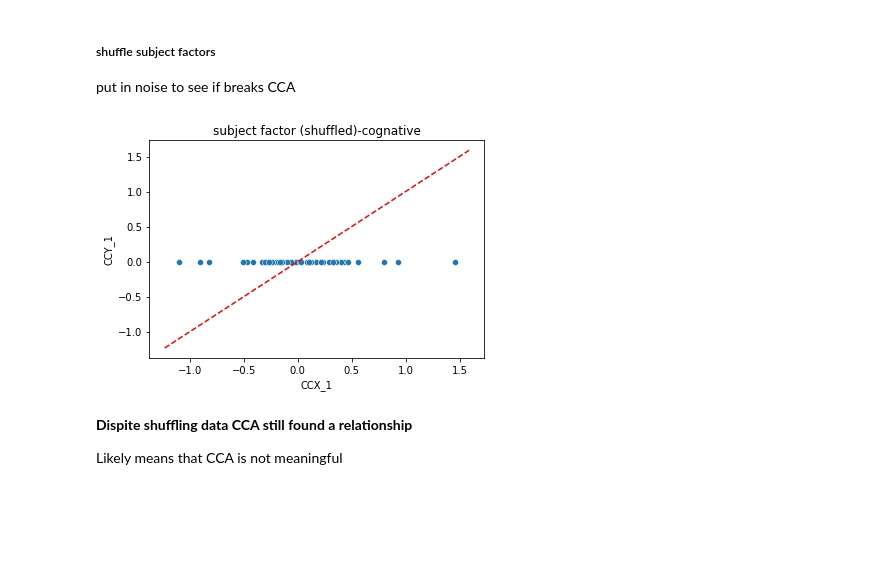
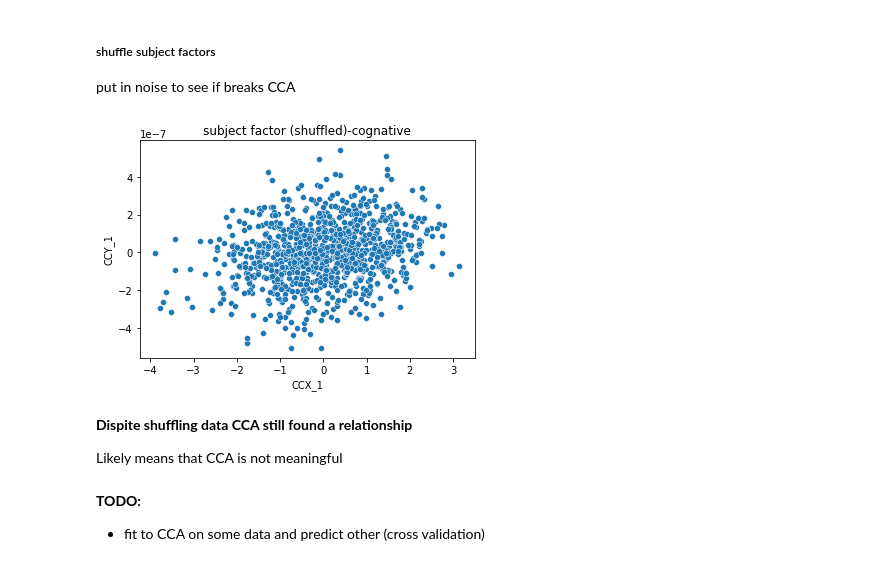
Before and after one commit to bloomdt-uw/callosum_microstructure, a Jupyter notebook: callosum.ipynb, the cells around one changed output. Saved outputs shown, nothing was run; the diff lists cells and outputs as text; code cells hidden in the pictures; blank space fills up the shorter version.

```diff
--- a/callosum.ipynb
+++ b/callosum.ipynb
@@ -827,3 +925,12 @@ sense_df = _get_sensory()
+# %%
+behav_df = _get_behavioral(bucket='hcp.afq', numeric=True)
+
+alrt_df = _get_alertness(bucket='hcp.afq')
+cog_df = _get_cognitive(bucket='hcp.afq')
+emot_df = _get_emotion(bucket='hcp.afq')
+motor_df = _get_motor(bucket='hcp.afq')
+pers_df = _get_personality(bucket='hcp.afq')
+sense_df = _get_sensory(bucket='hcp.afq')
 # %% [raw]
 get_dataframe_from_tensor(ensemble.factors(6)[0].full())
 # %% [raw]
@@ -845,0 +955,6 @@ sub_fact_df = _get_subject_factors_df(ensemble)
+# %%
+print('NaN values', cog_df.isnull().values.any())
+cog_df = cog_df.reset_index(drop=True)
+cog_not_null = cog_df.notnull().all(axis=1)
+cog_sub_fact_df = sub_fact_df[cog_not_null]
+cog_df = cog_df[cog_not_null]
@@ -968,7 +1145,7 @@ _predict_reading(
 
 We hope to find linear combinations that maximize the correlations between the members of each canonical variate pair.
 # %%
-def _cca(X_mc, Y_mc, title=None):
+def _cca(X_mc, Y_mc, title=None, abline=True):
     from sklearn.cross_decomposition import CCA
     import pandas as pd
     import seaborn as sns
@@ -986,9 +1163,12 @@ def _cca(X_mc, Y_mc, title=None):
     sns.scatterplot(x="CCX_1",
                 y="CCY_1",
                 data=cc_res)
-    axes = plt.gca()
-    x_vals = np.array(axes.get_xlim())
-    y_vals = x_vals
-    plt.plot(x_vals, y_vals, 'r--')
+
+    if abline:
+        axes = plt.gca()
+        x_vals = np.array(axes.get_xlim())
+        y_vals = x_vals
+        plt.plot(x_vals, y_vals, 'r--')
+
     plt.title(title)
     plt.show()
@@ -1007,13 +1191,17 @@ _cca(sub_fact_df, cog_df, 'subject factor-cognative')
 
 put in noise to see if breaks CCA
 # %%
-sub_fact_df_shuff = sub_fact_df.sample(frac=1)
+cog_sub_fact_df_shuff = cog_sub_fact_df.sample(frac=1)
 # display(sub_fact_df_shuff)
 # %%
-_cca(sub_fact_df_shuff, cog_df, 'subject factor (shuffled)-cognative')
+_cca(cog_sub_fact_df_shuff, cog_df, 'subject factor (shuffled)-cognative', False)
 # %% [output]
-[figure, old version]
+[figure, new version]
 # %% [markdown]
 **Dispite shuffling data CCA still found a relationship**
 
 Likely means that CCA is not meaningful
+# %% [markdown]
+**TODO:**
+
+- fit to CCA on some data and predict other (cross validation)
```
Also changed, not shown: parts of 69 cells of this notebook.
